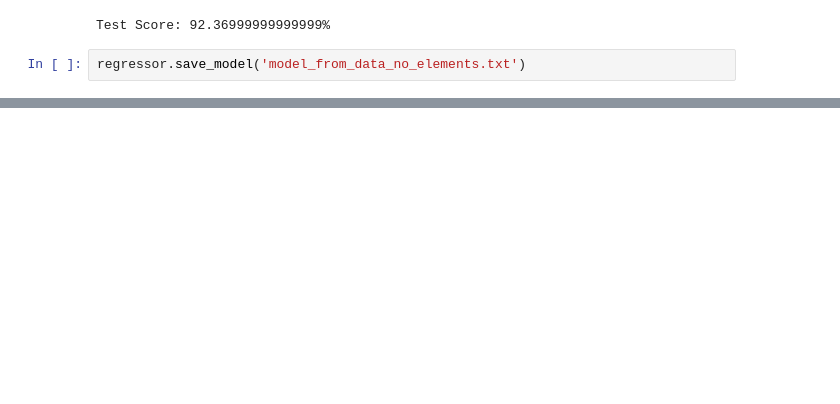
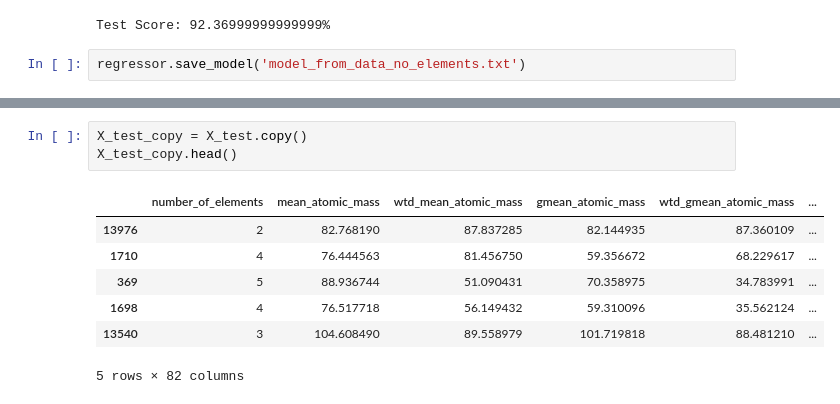
Before and after one commit to AymanSulaiman/superconductor-analysis-and-prediction, a Jupyter notebook: XGBoost_exploration.ipynb, the cells around one changed output, grey strips where cells are left out. Cells and saved outputs as stored; diff of their text form; blank space fills up the shorter version.

```diff
--- a/XGBoost_exploration.ipynb
+++ b/XGBoost_exploration.ipynb
@@ -226,0 +254,11 @@ regressor.save_model('model_from_data_no_elements.txt')
+# %%
+X_test_copy = X_test.copy()
+X_test_copy.head()
+# %% [output]
+|  | number_of_elements | mean_atomic_mass | wtd_mean_atomic_mass | gmean_atomic_mass | wtd_gmean_atomic_mass | ... |
+| 13976 | 2 | 82.768190 | 87.837285 | 82.144935 | 87.360109 | ... |
+| 1710 | 4 | 76.444563 | 81.456750 | 59.356672 | 68.229617 | ... |
+| 369 | 5 | 88.936744 | 51.090431 | 70.358975 | 34.783991 | ... |
+| 1698 | 4 | 76.517718 | 56.149432 | 59.310096 | 35.562124 | ... |
+| 13540 | 3 | 104.608490 | 89.558979 | 101.719818 | 88.481210 | ... |
+5 rows × 82 columns
```
Also changed, not shown: parts of 10 cells of this notebook, 1 other file.
